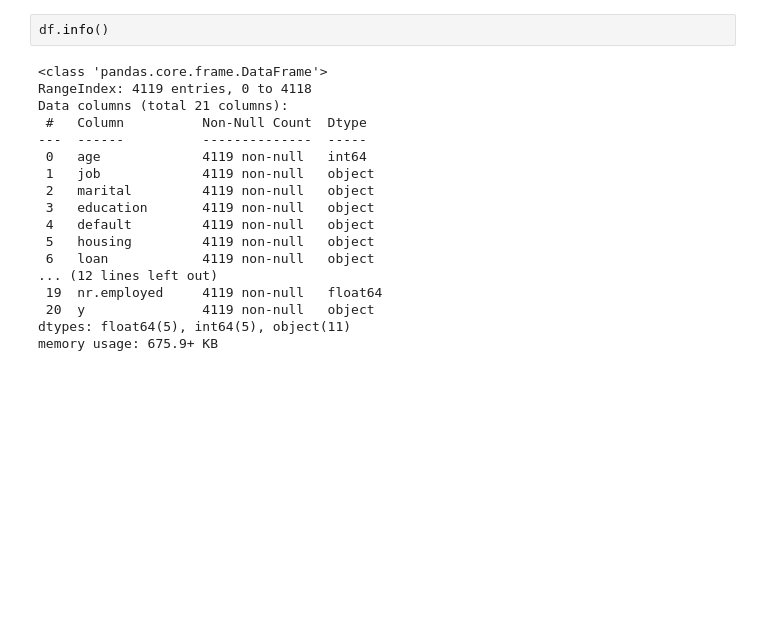
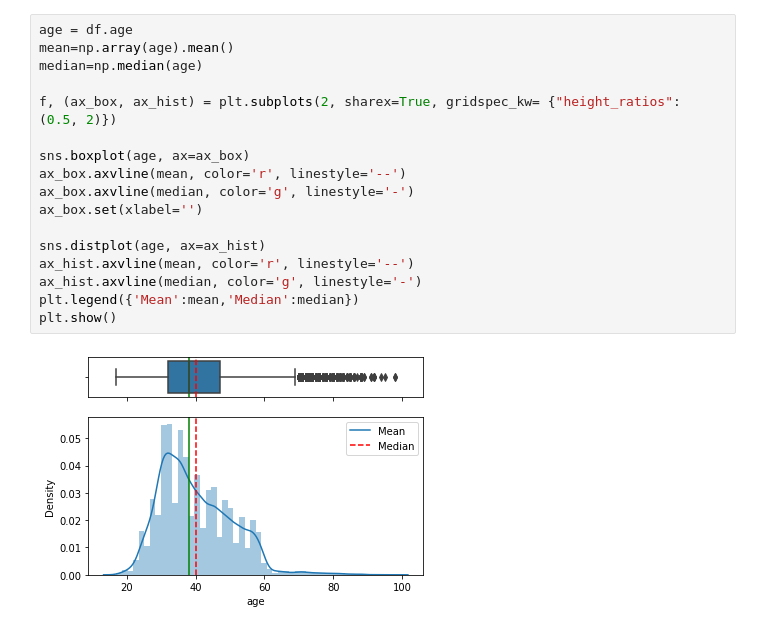
Before and after one commit to gmoysiad/bank_marketing_campaign, a Jupyter notebook: bank_marketing.ipynb, the cells around one changed output. Drawn from its saved outputs; the diff is of its cells as text; blank space fills up the shorter version.

```diff
--- a/bank_marketing.ipynb
+++ b/bank_marketing.ipynb
@@ -14,21 +75,20 @@ df.head()
 5 rows × 21 columns
-# %%
-df.info()
-# %% [output]
-<class 'pandas.core.frame.DataFrame'>
-RangeIndex: 4119 entries, 0 to 4118
-Data columns (total 21 columns):
- #   Column          Non-Null Count  Dtype
----  ------          --------------  -----
- 0   age             4119 non-null   int64
- 1   job             4119 non-null   object
- 2   marital         4119 non-null   object
- 3   education       4119 non-null   object
- 4   default         4119 non-null   object
- 5   housing         4119 non-null   object
- 6   loan            4119 non-null   object
-... (12 lines left out)
- 19  nr.employed     4119 non-null   float64
- 20  y               4119 non-null   object
-dtypes: float64(5), int64(5), object(11)
-memory usage: 675.9+ KB
+# %%
+age = df.age
+mean=np.array(age).mean()
+median=np.median(age)
+
+f, (ax_box, ax_hist) = plt.subplots(2, sharex=True, gridspec_kw= {"height_ratios": (0.5, 2)})
+
+sns.boxplot(age, ax=ax_box)
+ax_box.axvline(mean, color='r', linestyle='--')
+ax_box.axvline(median, color='g', linestyle='-')
+ax_box.set(xlabel='')
+
+sns.distplot(age, ax=ax_hist)
+ax_hist.axvline(mean, color='r', linestyle='--')
+ax_hist.axvline(median, color='g', linestyle='-')
+plt.legend({'Mean':mean,'Median':median})
+plt.show()
+# %% [output]
+[figure, added]
```
Also changed, not shown: parts of 14 cells of this notebook, 7 other files.
